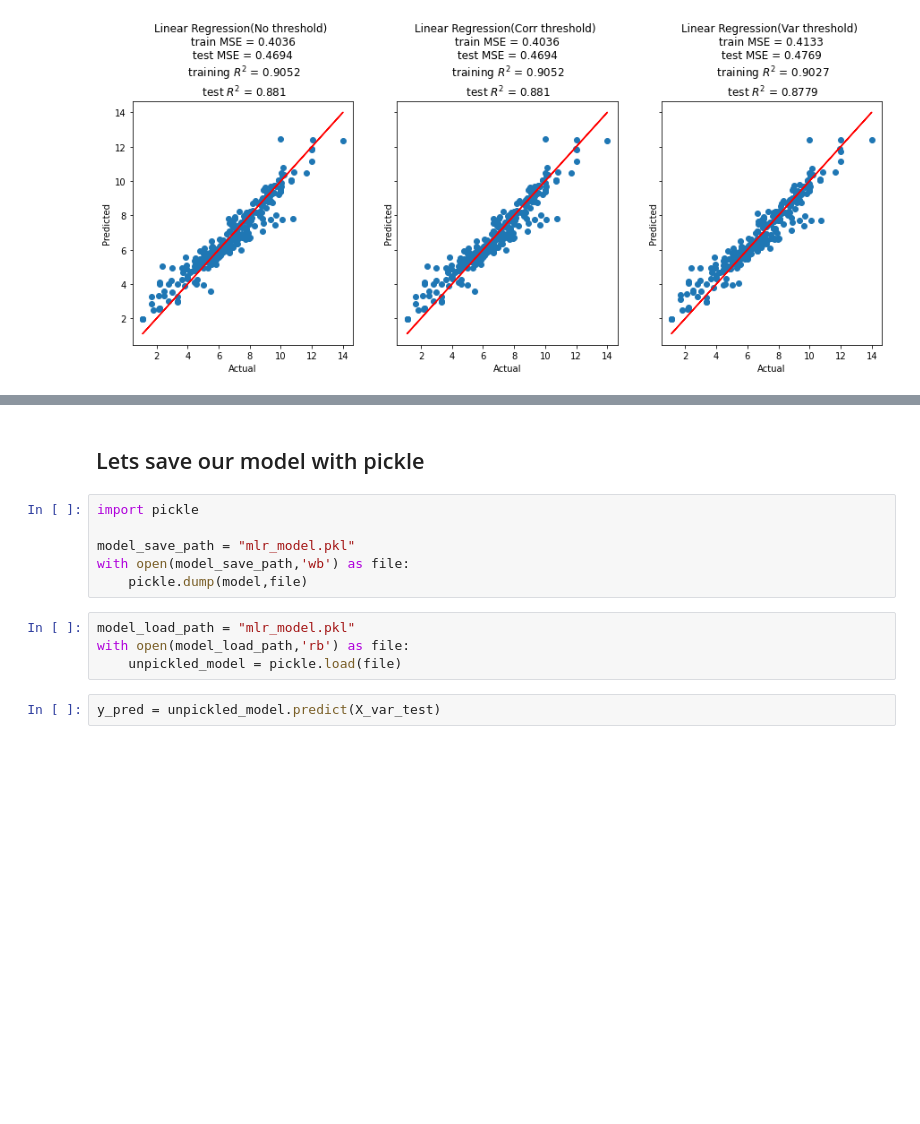
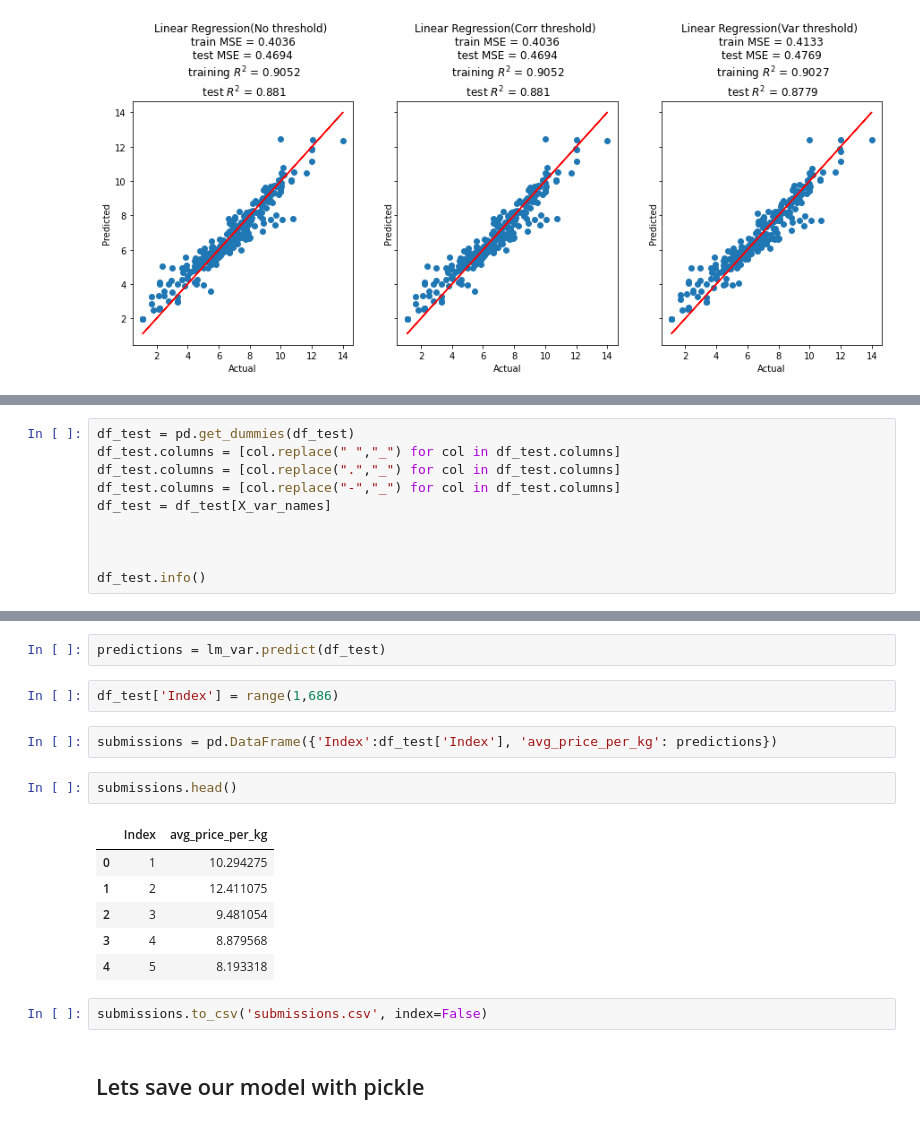
Before and after one commit to Mahlomola-Moses/team_ts_4, a Jupyter notebook: Team ts4.ipynb, the cells around one changed output, grey strips where cells are left out. Cells and saved outputs as stored; diff of their text form; blank space fills up the shorter version.

```diff
--- a/Team ts4.ipynb
+++ b/Team ts4.ipynb
@@ -570,0 +568,10 @@ plt.show()
+# %%
+df_test = pd.get_dummies(df_test)
+df_test.columns = [col.replace(" ","_") for col in df_test.columns]
+df_test.columns = [col.replace(".","_") for col in df_test.columns]
+df_test.columns = [col.replace("-","_") for col in df_test.columns]
+df_test = df_test[X_var_names]
+
+
+
+df_test.info()
@@ -571,14 +596,19 @@ plt.show()
+# %%
+predictions = lm_var.predict(df_test)
+# %%
+df_test['Index'] = range(1,686)
+# %%
+submissions = pd.DataFrame({'Index':df_test['Index'], 'avg_price_per_kg': predictions})
+# %%
+submissions.head()
+# %% [output]
+|  | Index | avg_price_per_kg |
+| 0 | 1 | 10.294275 |
+| 1 | 2 | 12.411075 |
+| 2 | 3 | 9.481054 |
+| 3 | 4 | 8.879568 |
+| 4 | 5 | 8.193318 |
+# %%
+submissions.to_csv('submissions.csv', index=False)
 # %% [markdown]
 ## Lets save our model with pickle
-# %%
-import pickle
-
-model_save_path = "mlr_model.pkl"
-with open(model_save_path,'wb') as file:
-    pickle.dump(model,file)
-# %%
-model_load_path = "mlr_model.pkl"
-with open(model_load_path,'rb') as file:
-    unpickled_model = pickle.load(file)
-# %%
-y_pred = unpickled_model.predict(X_var_test)
```
Also changed, not shown: parts of 19 cells of this notebook, 2 other files.
